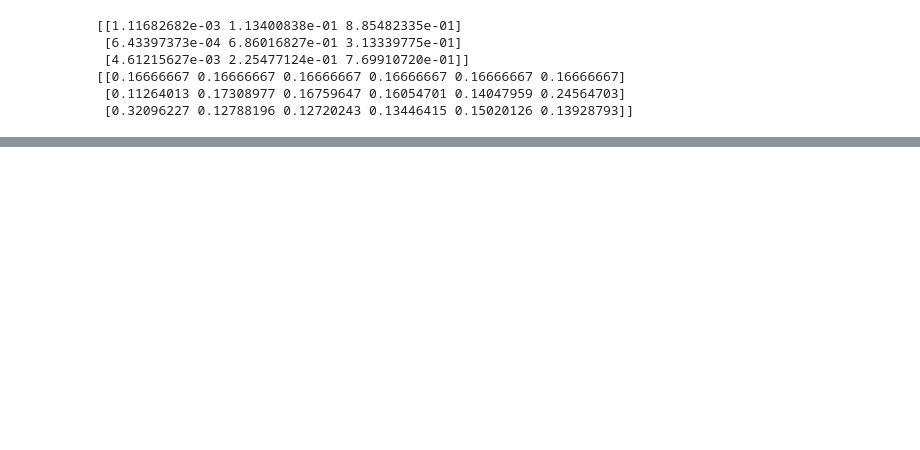
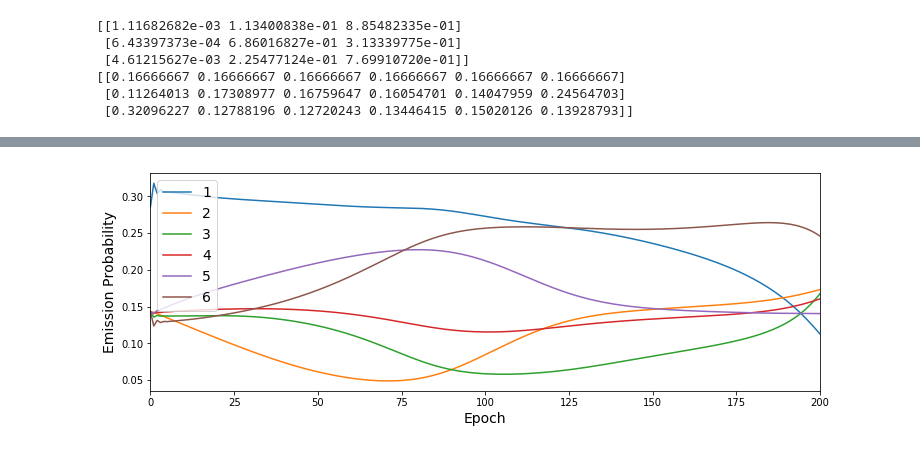
Before and after one commit to nyjgary/probabilistic-graphical-models, a Jupyter notebook: hwk2-hmm/hw2_code.ipynb, the cells around one changed output, grey strips where cells are left out. Drawn from its saved outputs; the diff is of its cells as text; code cells hidden in the pictures; blank space fills up the shorter version.

```diff
--- a/hwk2-hmm/hw2_code.ipynb
+++ b/hwk2-hmm/hw2_code.ipynb
@@ -177,0 +260,15 @@ print(model_3d.B)
+# %%
+eprob_3d_1 = pd.DataFrame({
+    1: [v[1,0] for (k,v) in emission_probs_3d.items()],
+    2: [v[1,1] for (k,v) in emission_probs_3d.items()],
+    3: [v[1,2] for (k,v) in emission_probs_3d.items()],
+    4: [v[1,3] for (k,v) in emission_probs_3d.items()],
+    5: [v[1,4] for (k,v) in emission_probs_3d.items()],
+    6: [v[1,5] for (k,v) in emission_probs_3d.items()]})
+
+eprob_3d_1.plot(kind='line', figsize=(12,4))
+plt.ylabel('Emission Probability', fontsize=14)
+plt.xlabel('Epoch', fontsize=14)
+plt.legend(fontsize=14);
+# %% [output]
+[figure, added]
```
Also changed, not shown: parts of 19 cells of this notebook.
